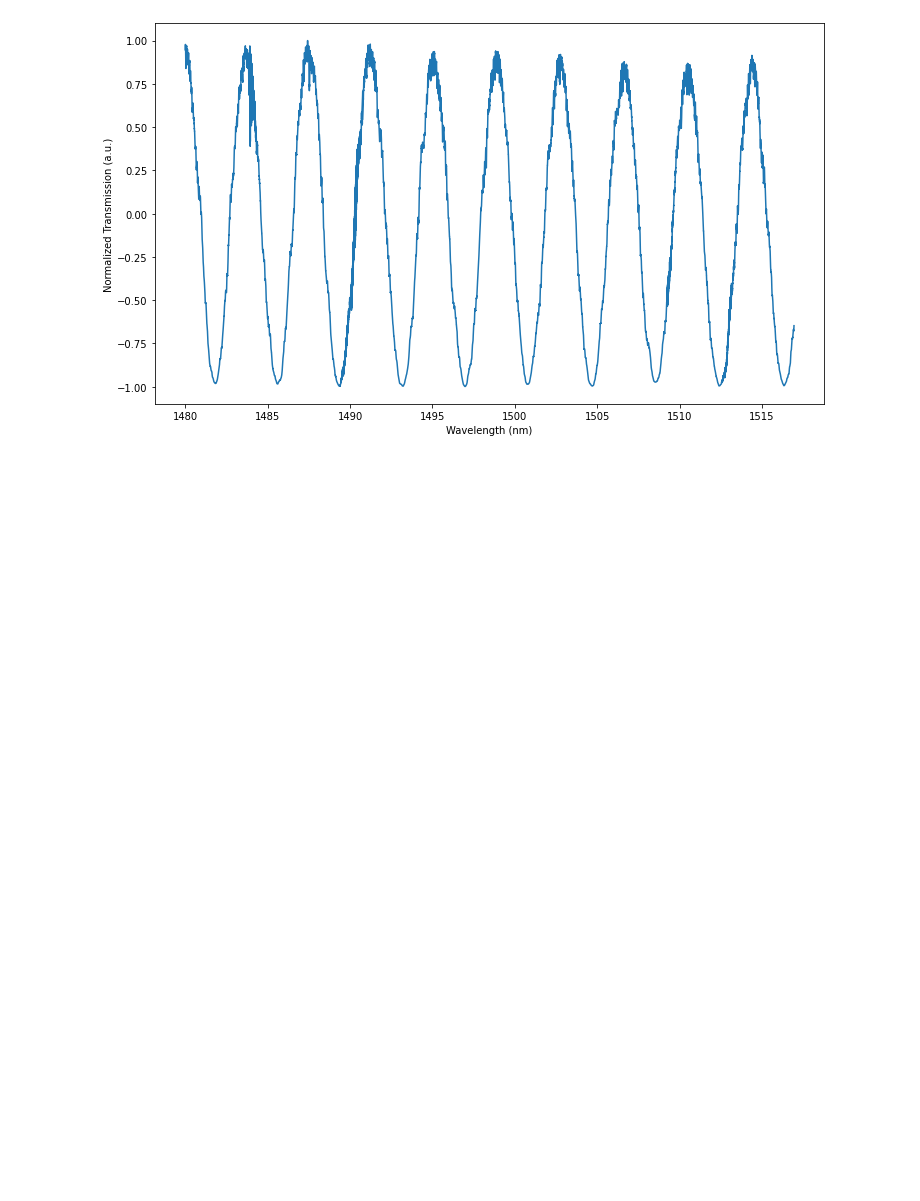
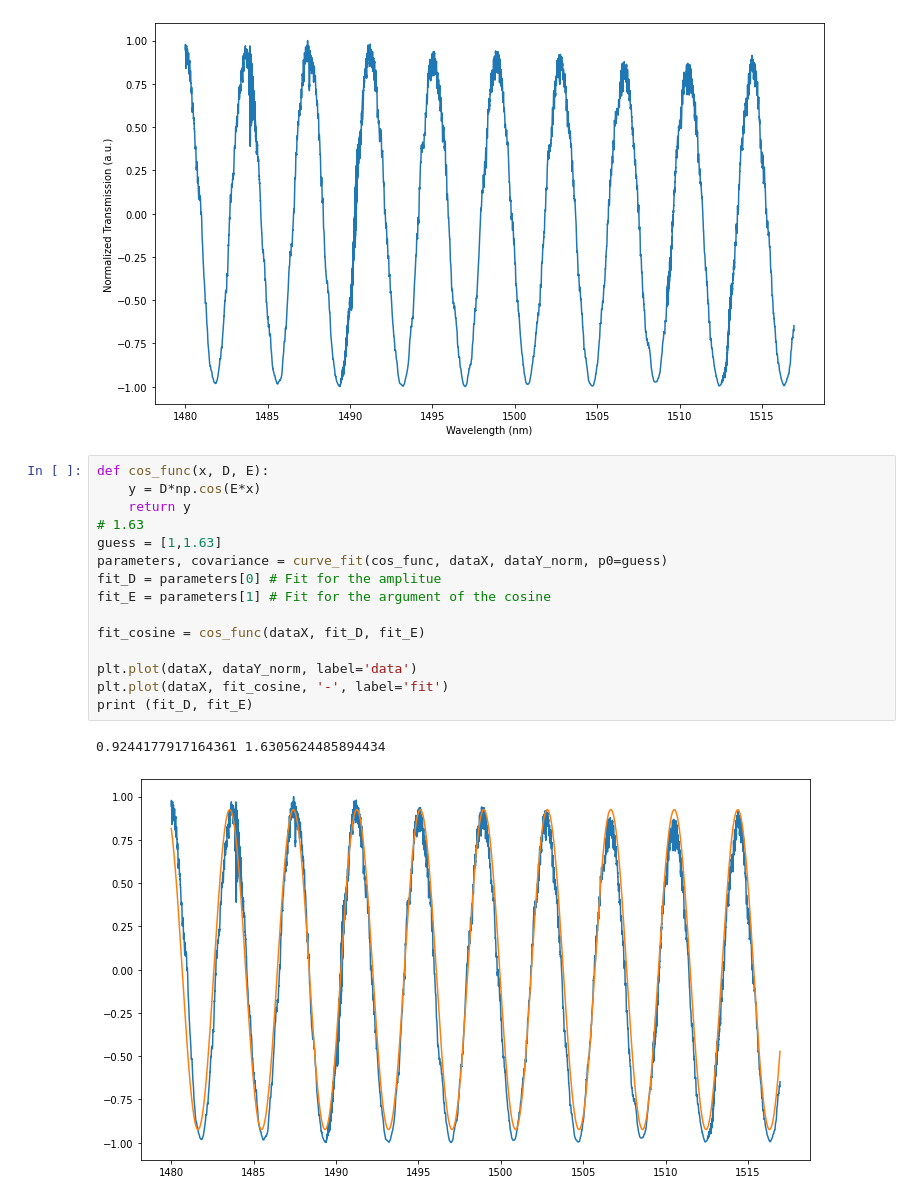
Before and after one commit to sfsernao/Bootcamp_BSU_MIT, a Jupyter notebook: Integrated_MZI_Visualization.ipynb, the cells around one changed output. Drawn from its saved outputs; the diff is of its cells as text; blank space fills up the shorter version.

```diff
--- a/Integrated_MZI_Visualization.ipynb
+++ b/Integrated_MZI_Visualization.ipynb
@@ -74,3 +67,21 @@ ax.text(0.05, 0.95, textstr, fontsize=12,   transform=ax.transAxes,   verticalal
 ax.ticklabel_format(useOffset=False)
 # %% [output]
 [figure]
+# %%
+def cos_func(x, D, E):
+    y = D*np.cos(E*x)
+    return y
+# 1.63
+guess = [1,1.63]
+parameters, covariance = curve_fit(cos_func, dataX, dataY_norm, p0=guess)
+fit_D = parameters[0] # Fit for the amplitue
+fit_E = parameters[1] # Fit for the argument of the cosine
+
+fit_cosine = cos_func(dataX, fit_D, fit_E)
+
+plt.plot(dataX, dataY_norm, label='data')
+plt.plot(dataX, fit_cosine, '-', label='fit')
+print (fit_D, fit_E)
+# %% [output]
+0.9244177917164361 1.6305624485894434
+[figure, added]
```
Also changed, not shown: parts of 1 cell of this notebook.
